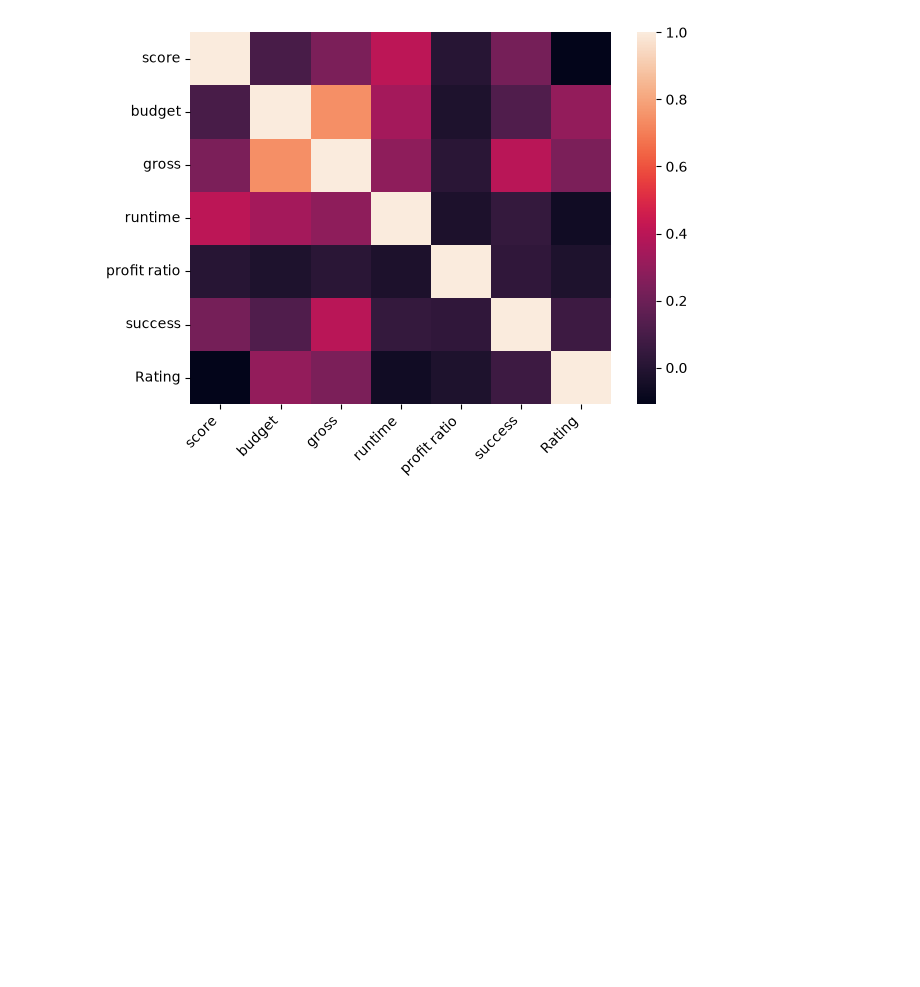
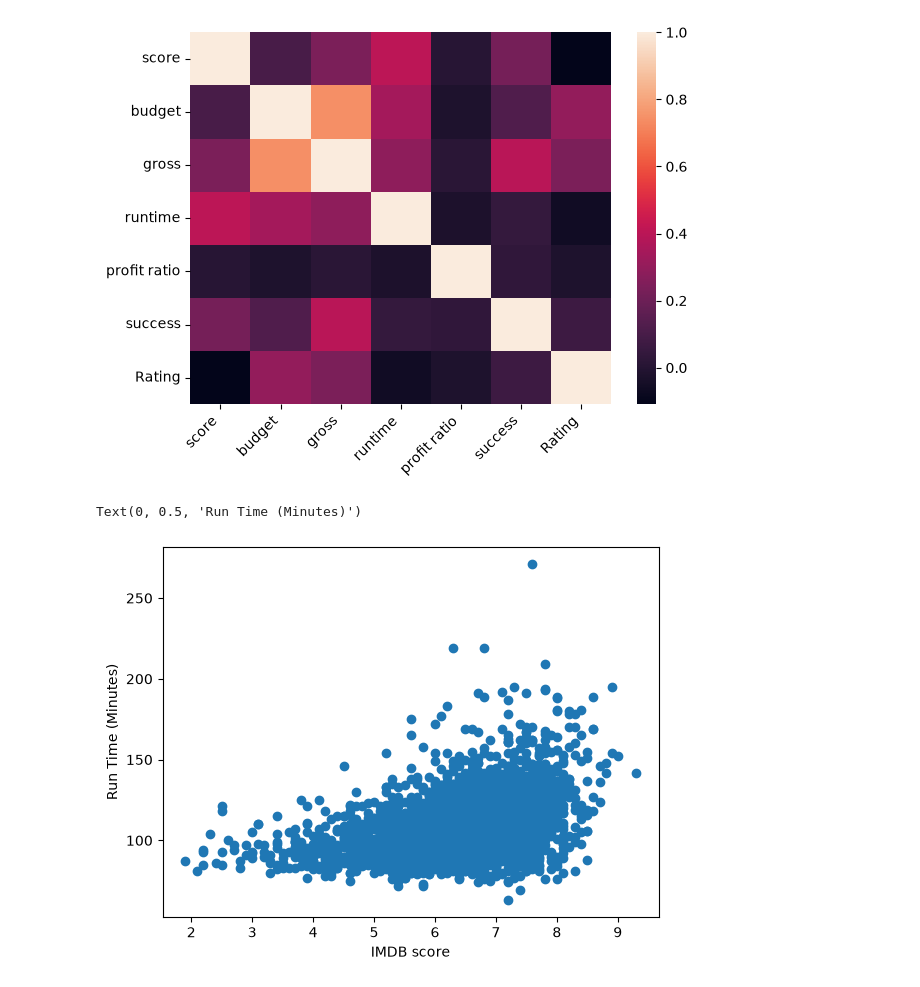
Before and after one commit to Donov124/CMSE202_Git_Started, a Jupyter notebook: Project_Planning/USonly_initial_processing.ipynb, the cells around one changed output. Saved outputs shown, nothing was run; the diff lists cells and outputs as text; code cells hidden in the pictures; blank space fills up the shorter version.

```diff
--- a/Project_Planning/USonly_initial_processing.ipynb
+++ b/Project_Planning/USonly_initial_processing.ipynb
@@ -164,3 +164,11 @@ plt.xticks(rotation = 45, ha = 'right')
 plt.tight_layout()
 # %% [output]
 [figure]
+# %%
+plt.scatter(us_movies_clean["score"], us_movies_clean["runtime"])
+
+plt.xlabel("IMDB score")
+plt.ylabel("Run Time (Minutes)")
+# %% [output]
+Text(0, 0.5, 'Run Time (Minutes)')
+[figure, added]
```
